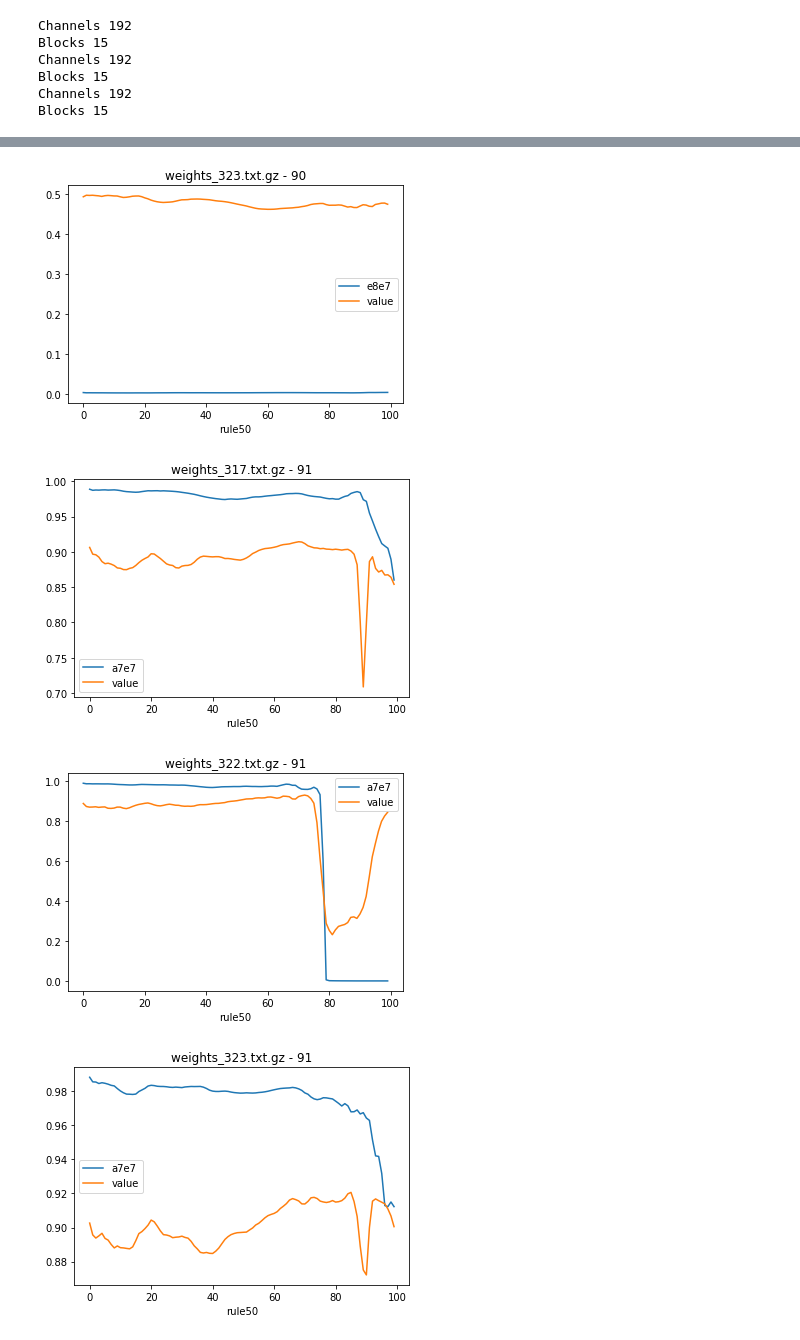
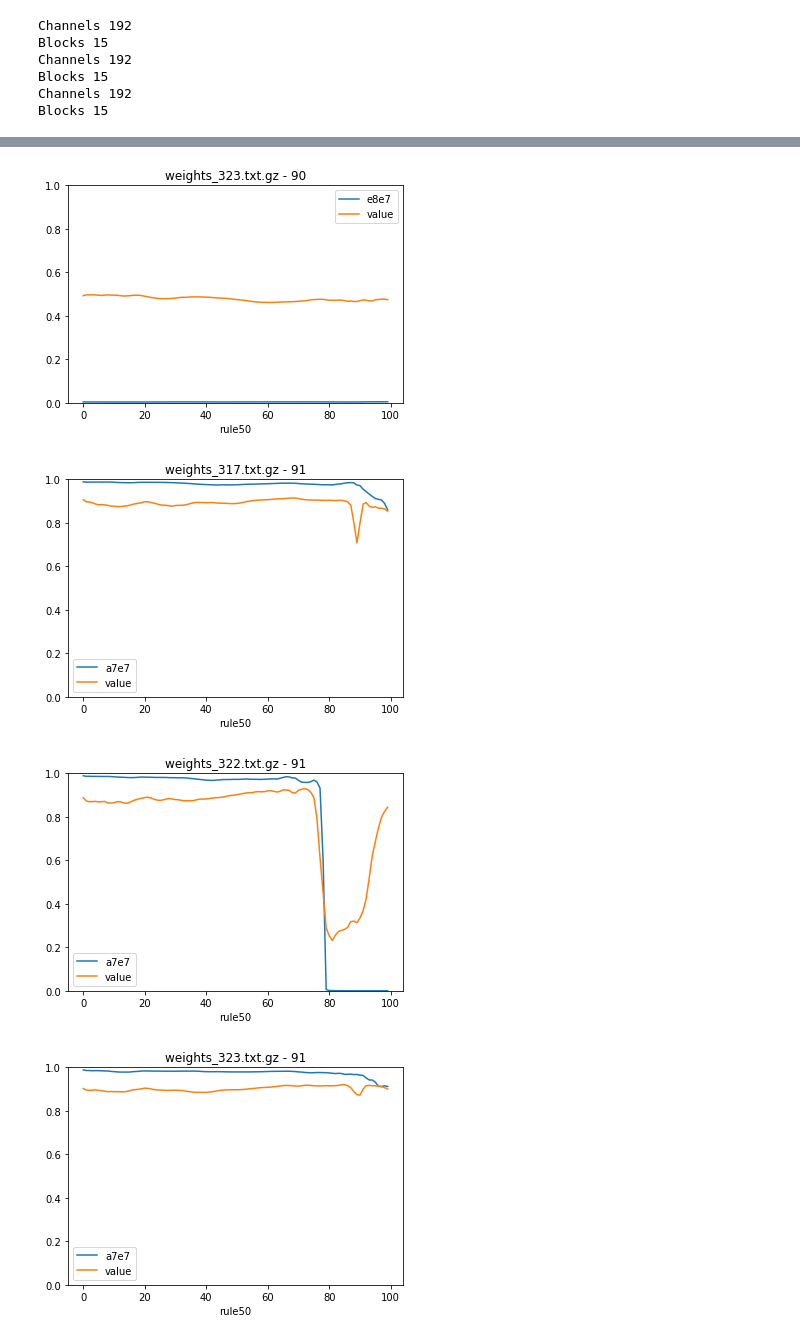
Before and after one commit to so-much-meta/lczero_tools, a Jupyter notebook: notebooks/MatchgameRule50.ipynb, the cells around one changed output, grey strips where cells are left out. Saved outputs shown, nothing was run; the diff lists cells and outputs as text; code cells hidden in the pictures.

```diff
--- a/notebooks/MatchgameRule50.ipynb
+++ b/notebooks/MatchgameRule50.ipynb
@@ -60,5 +60,6 @@ df = pd.DataFrame(lst)
 for (halfmove_clock, weights), dfg in df.groupby(['halfmove_clock', 'weights']):
     # display(halfmove_clock, weights, dfg)
     dfg = dfg.drop(['halfmove_clock', 'weights'], axis=1)
-    dfg.set_index('rule50', drop=True).dropna(axis=1).plot(title='{} - {}'.format(weights, halfmove_clock))
+    dfg.set_index('rule50', drop=True).dropna(axis=1) \
+        .plot(title='{} - {}'.format(weights, halfmove_clock), ylim=(0,1))
 # %% [output]
@@ -67,4 +68,4 @@ for (halfmove_clock, weights), dfg in df.groupby(['halfmove_clock', 'weights']):
-[figure, old version]
+[figure, new version]
-[figure, old version]
+[figure, new version]
-[figure, old version]
+[figure, new version]
-[figure, old version]
+[figure, new version]
```
Also changed, not shown: parts of 1 cell of this notebook.
